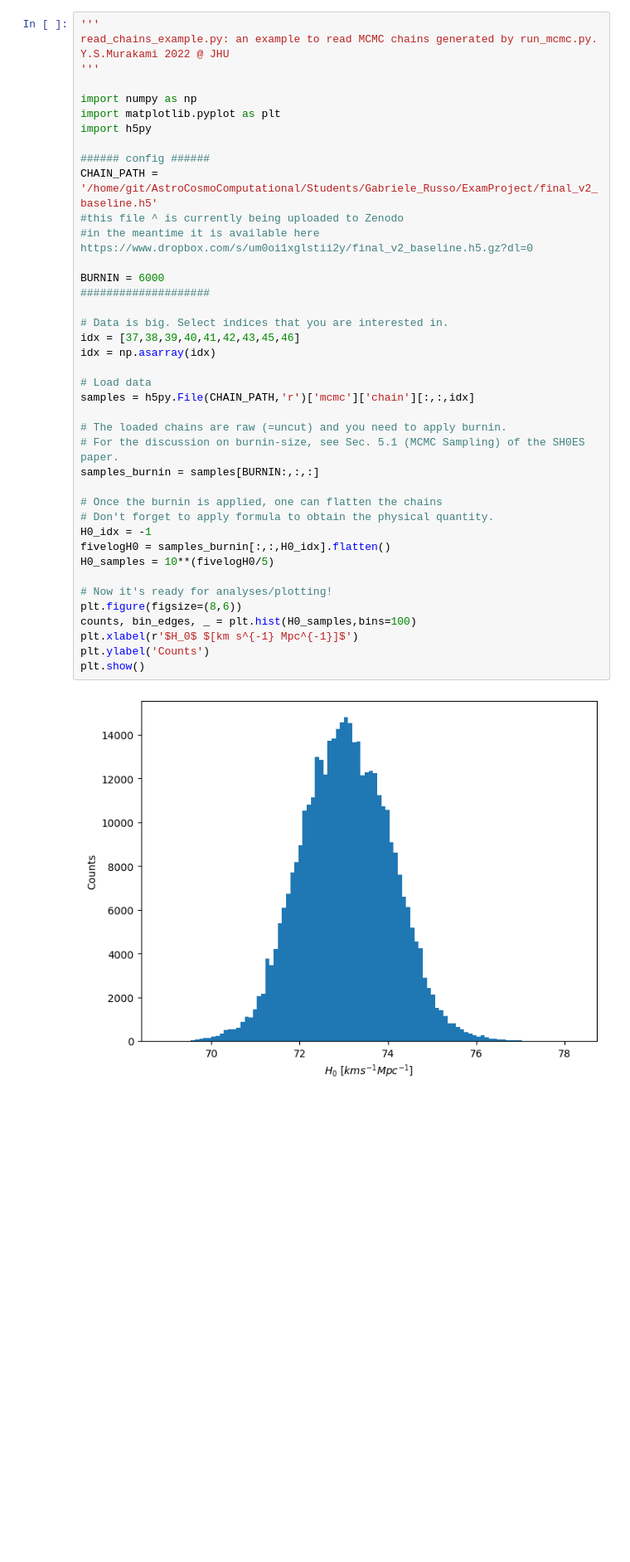
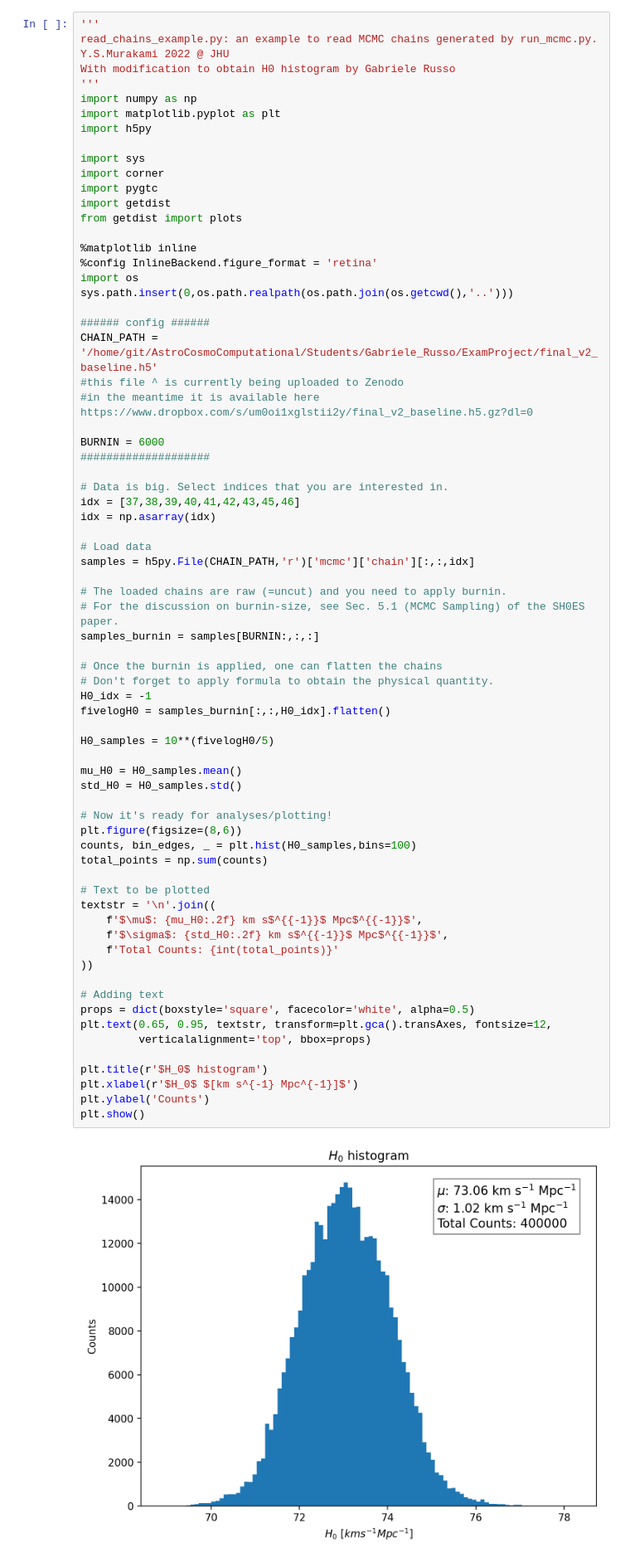
Before and after one commit to GenovaCosmology/AstroCosmoComputational, a Jupyter notebook: Students/Gabriele_Russo/ExamProject/read_chains.ipynb, the cells around one changed output. Shown at 83% size. Saved outputs shown, nothing was run; the diff lists cells and outputs as text; blank space fills up the shorter version.

```diff
--- a/Students/Gabriele_Russo/ExamProject/read_chains.ipynb
+++ b/Students/Gabriele_Russo/ExamProject/read_chains.ipynb
@@ -2,42 +2,72 @@
 '''
 read_chains_example.py: an example to read MCMC chains generated by run_mcmc.py.
 Y.S.Murakami 2022 @ JHU
+With modification to obtain H0 histogram by Gabriele Russo
 '''
-
 import numpy as np
 import matplotlib.pyplot as plt
 import h5py
+
+import sys
+import corner
+import pygtc
+import getdist
+from getdist import plots
+
+%matplotlib inline
+%config InlineBackend.figure_format = 'retina'
+import os
+sys.path.insert(0,os.path.realpath(os.path.join(os.getcwd(),'..')))
 
 ###### config ######
 CHAIN_PATH = '/home/git/AstroCosmoComputational/Students/Gabriele_Russo/ExamProject/final_v2_baseline.h5'
 #this file ^ is currently being uploaded to Zenodo
 #in the meantime it is available here https://www.dropbox.com/s/um0oi1xglstii2y/final_v2_baseline.h5.gz?dl=0
 
 BURNIN = 6000
 ####################
 
 # Data is big. Select indices that you are interested in.
 idx = [37,38,39,40,41,42,43,45,46]
 idx = np.asarray(idx)
 
 # Load data
 samples = h5py.File(CHAIN_PATH,'r')['mcmc']['chain'][:,:,idx]
 
 # The loaded chains are raw (=uncut) and you need to apply burnin.
 # For the discussion on burnin-size, see Sec. 5.1 (MCMC Sampling) of the SH0ES paper.
 samples_burnin = samples[BURNIN:,:,:]
 
 # Once the burnin is applied, one can flatten the chains
 # Don't forget to apply formula to obtain the physical quantity.
 H0_idx = -1
 fivelogH0 = samples_burnin[:,:,H0_idx].flatten()
+
 H0_samples = 10**(fivelogH0/5)
+
+mu_H0 = H0_samples.mean()
+std_H0 = H0_samples.std()
 
 # Now it's ready for analyses/plotting!
 plt.figure(figsize=(8,6))
 counts, bin_edges, _ = plt.hist(H0_samples,bins=100)
+total_points = np.sum(counts)
+
+# Text to be plotted
+textstr = '\n'.join((
+    f'$\mu$: {mu_H0:.2f} km s$^{{-1}}$ Mpc$^{{-1}}$',
+    f'$\sigma$: {std_H0:.2f} km s$^{{-1}}$ Mpc$^{{-1}}$',
+    f'Total Counts: {int(total_points)}'
+))
+
+# Adding text
+props = dict(boxstyle='square', facecolor='white', alpha=0.5)
+plt.text(0.65, 0.95, textstr, transform=plt.gca().transAxes, fontsize=12,
+         verticalalignment='top', bbox=props)
+
+plt.title(r'$H_0$ histogram')
 plt.xlabel(r'$H_0$ $[km s^{-1} Mpc^{-1}]$')
 plt.ylabel('Counts')
 plt.show()
 # %% [output]
-[figure, old version]
+[figure, new version]
```
Also changed, not shown: parts of 4 cells of this notebook.
